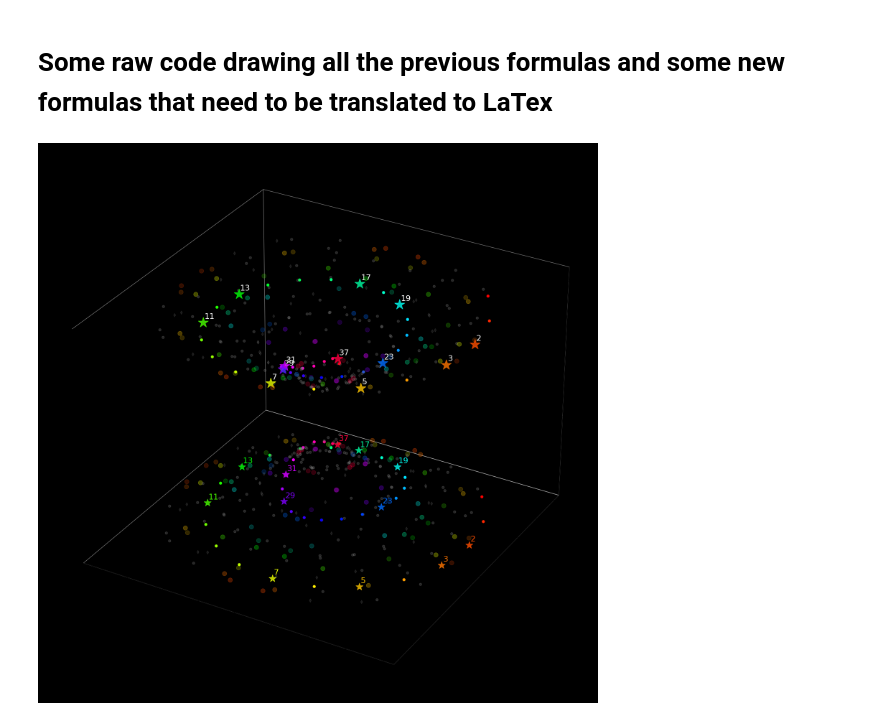
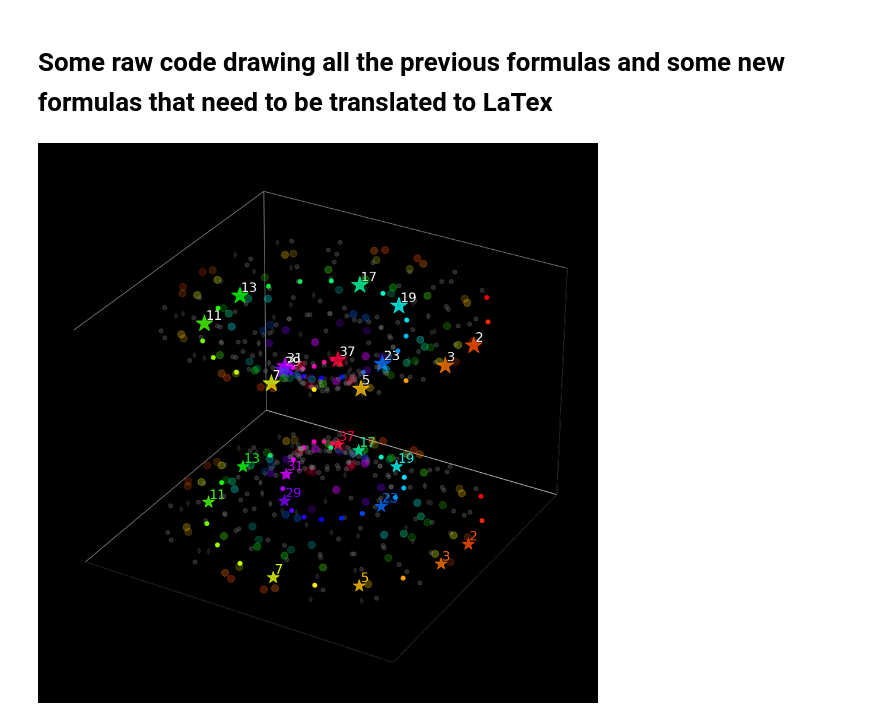
Before and after one commit to fbunc/eigen_atlas_raw, a Jupyter notebook: 000_README_EigenAtlas.ipynb, the cells around one changed output. Cells and saved outputs as stored; diff of their text form; code cells hidden in the pictures.

```diff
--- a/000_README_EigenAtlas.ipynb
+++ b/000_README_EigenAtlas.ipynb
@@ -488,15 +490,15 @@ start=0
 end=batch_size
 
 #Plot settings (flags)
-allow_plot = 0
+allow_plot = 1
 allow_scatter = 1
-allow_text = 0
+allow_text = 1
 allow_anim_png = 0
 mode ='3D' # '2D' or '3D'
 
 #Plot constants
-base_symbol_size=20
-base_text_size=13
+base_symbol_size=25
+base_text_size=16
 dots_per_inch=300
 L_0="*"
 L_1="o"
@@ -526,9 +528,9 @@ sz_8=sz_7+jump
 colormap_time='hsv'
 colormap_symbol='hsv'
 sx=20
-sy=20
+sy=12
 
-alpha_non_prime=0.2
+alpha_non_prime=0.22
 # Plot colors
 time_color = cm.get_cmap(colormap_time, To)
 symbol_color  =cm.get_cmap(colormap_symbol, M)
@@ -593,5 +541,5 @@ text_size =base_text_size*np.ones(batch_size,dtype=int)
 # %%
-def plot_eigenwheels_v2(eigen_atlas,sx,sy,start,end,allow_scatter,allow_text,allow_anim_png,mode,symbol_size,text_size,time_color,symbol_color):
+def plot_eigen_atlas(eigen_atlas,sx,sy,start,end,allow_scatter,allow_text,allow_anim_png,mode,symbol_size,text_size,time_color,symbol_color):
     x=eigen_atlas.z_carrier.values.real
     y=eigen_atlas.z_carrier.values.imag
     symbol=eigen_atlas.symbol.values
@@ -768,9 +716,9 @@ def plot_eigenwheels_v2(eigen_atlas,sx,sy,start,end,allow_scatter,allow_text,all
                   plt.savefig('./img/discrete_geometry_wormhole/geometric_numbers_%d.png' % n)
 # %%
 allow_anim_png=1
-plot_eigenwheels_v2(eigen_atlas,sx,sy,start,end,allow_scatter,allow_text,allow_anim_png,mode,symbol_size,text_size,time_color,symbol_color)
+plot_eigen_atlas(eigen_atlas,sx,sy,start,end,allow_scatter,allow_text,allow_anim_png,mode,symbol_size,text_size,time_color,symbol_color)
 # %% [output]
-[figure, old version]
+[figure, new version]
 # %% [markdown]
 ### Is this correct? And if correct, is it relevant? It sure sounds awesome
 ![](./img/take_a_look_at_discrete_geometry_maudlin.jpeg)
```
Also changed, not shown: parts of 7 cells of this notebook, 39 other files.
